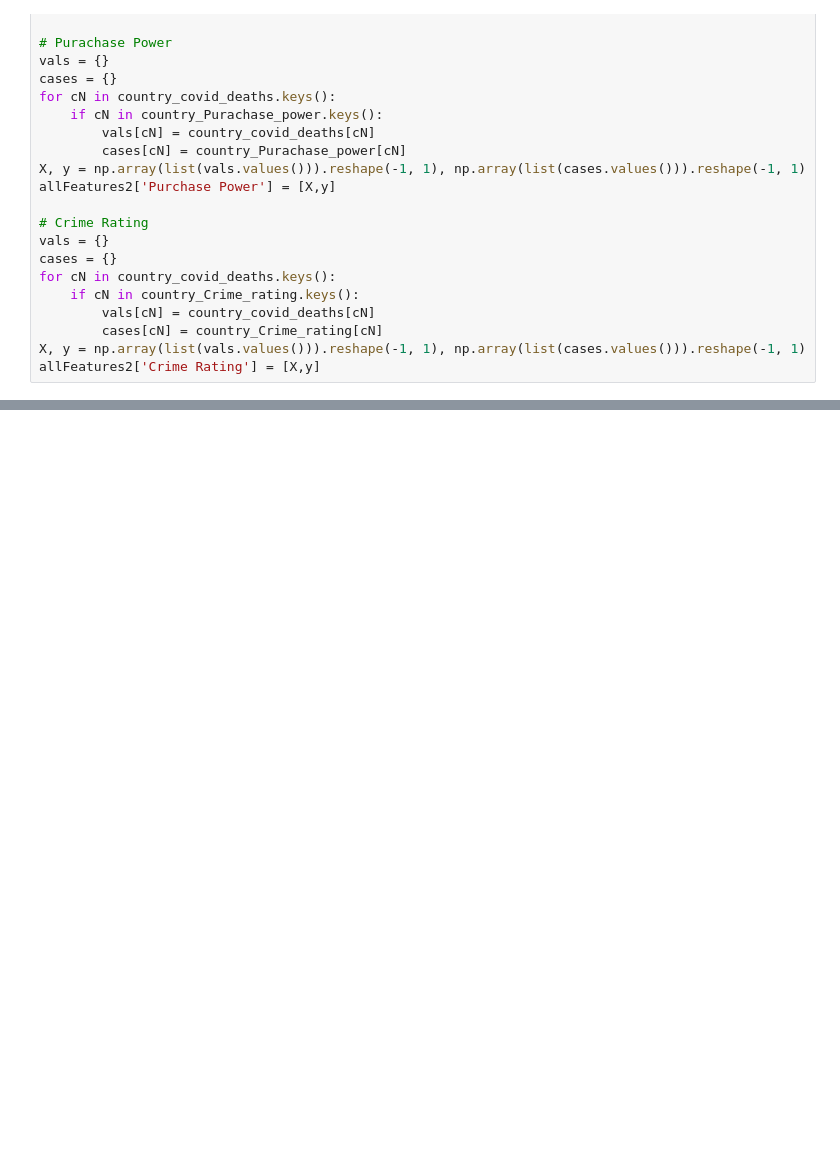
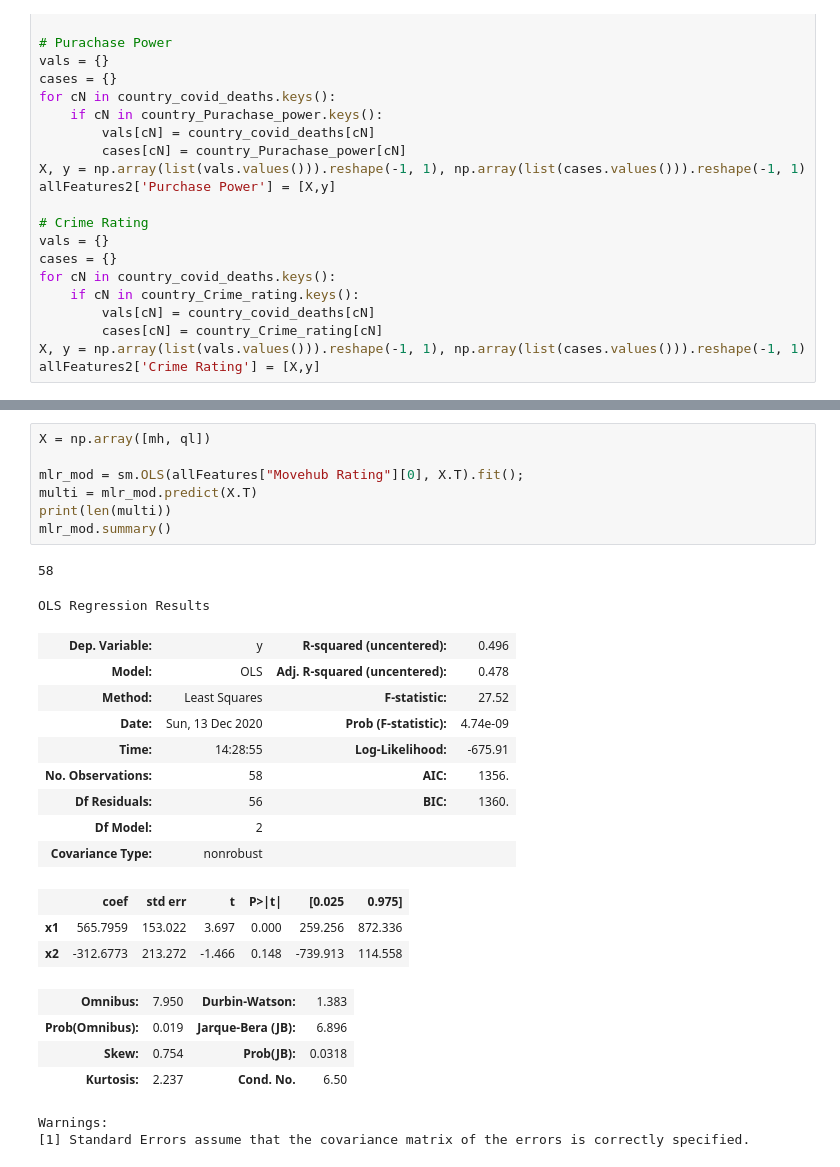
Before and after one commit to vinayakSharm/Datamining, a Jupyter notebook: vinayak_SLR_NO-OUTLIERS.ipynb, the cells around one changed output, grey strips where cells are left out. Drawn from its saved outputs; the diff is of its cells as text; blank space fills up the shorter version.

```diff
--- a/vinayak_SLR_NO-OUTLIERS.ipynb
+++ b/vinayak_SLR_NO-OUTLIERS.ipynb
@@ -401,0 +419,28 @@ plt.show()
+# %%
+X = np.array([mh, ql])
+
+mlr_mod = sm.OLS(allFeatures["Movehub Rating"][0], X.T).fit();
+multi = mlr_mod.predict(X.T)
+print(len(multi))
+mlr_mod.summary()
+# %% [output]
+58
+OLS Regression Results
+| Dep. Variable: | y | R-squared (uncentered): | 0.496 |
+| Model: | OLS | Adj. R-squared (uncentered): | 0.478 |
+| Method: | Least Squares | F-statistic: | 27.52 |
+| Date: | Sun, 13 Dec 2020 | Prob (F-statistic): | 4.74e-09 |
+| Time: | 14:28:55 | Log-Likelihood: | -675.91 |
+| No. Observations: | 58 | AIC: | 1356. |
+| Df Residuals: | 56 | BIC: | 1360. |
+| Df Model: | 2 |  |  |
+| Covariance Type: | nonrobust |  |  |
+|  | coef | std err | t | P>|t| | [0.025 | 0.975] |
+| x1 | 565.7959 | 153.022 | 3.697 | 0.000 | 259.256 | 872.336 |
+| x2 | -312.6773 | 213.272 | -1.466 | 0.148 | -739.913 | 114.558 |
+| Omnibus: | 7.950 | Durbin-Watson: | 1.383 |
+| Prob(Omnibus): | 0.019 | Jarque-Bera (JB): | 6.896 |
+| Skew: | 0.754 | Prob(JB): | 0.0318 |
+| Kurtosis: | 2.237 | Cond. No. | 6.50 |
+Warnings:
+[1] Standard Errors assume that the covariance matrix of the errors is correctly specified.
```
Also changed, not shown: parts of 8 cells of this notebook.
